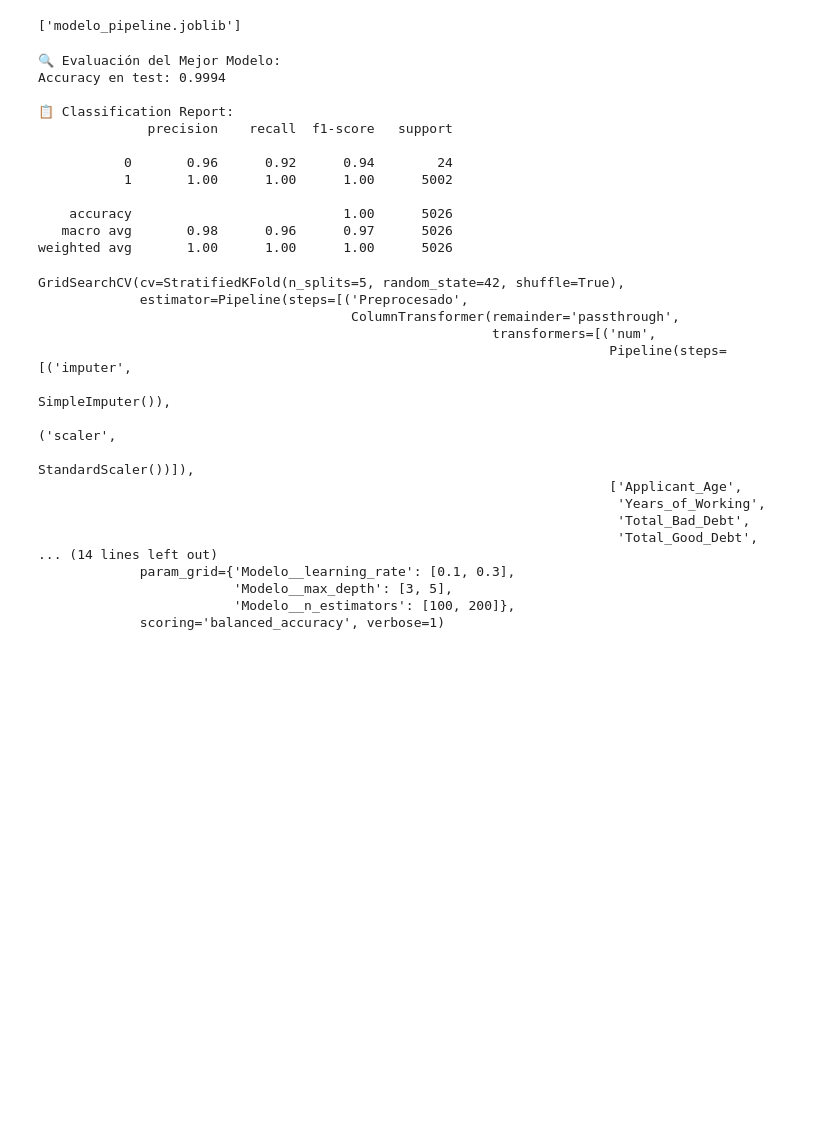
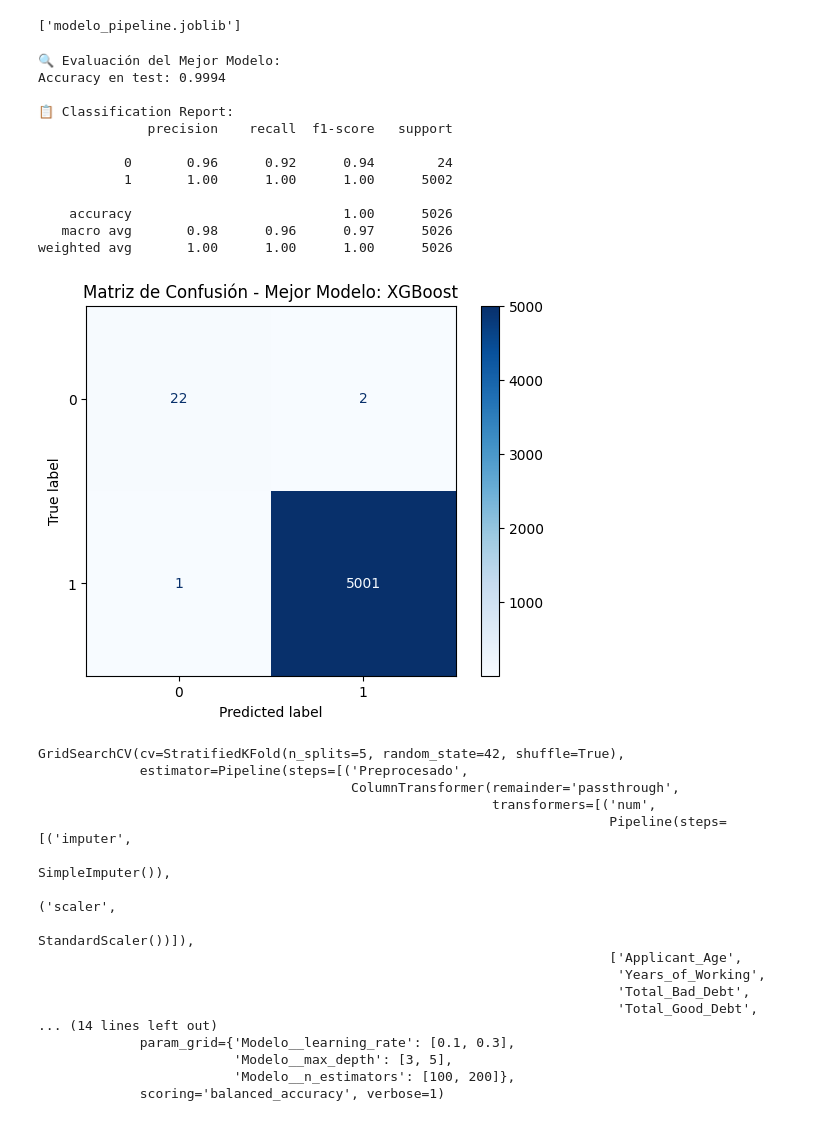
Before and after one commit to rafaneda7/Team-Challenge---Team-GPTlines, a Jupyter notebook: src/result_notebooks/Team-GPTlines_Pipelines_I.ipynb, the cells around one changed output. Cells and saved outputs as stored; diff of their text form; code cells hidden in the pictures; blank space fills up the shorter version.

```diff
--- a/src/result_notebooks/Team-GPTlines_Pipelines_I.ipynb
+++ b/src/result_notebooks/Team-GPTlines_Pipelines_I.ipynb
@@ -226,25 +226,39 @@ joblib.dump(best_model, 'modelo_pipeline.joblib')
 # %%
 # Predicción
 y_pred = best_model.predict(X_test)
 
 # Accuracy y classification report
 print("\n🔍 Evaluación del Mejor Modelo:")
 print(f"Accuracy en test: {accuracy_score(y_test, y_pred):.4f}\n")
 print("📋 Classification Report:")
 print(classification_report(y_test, y_pred))
+
+# Crear y mostrar la matriz de confusión con ConfusionMatrixDisplay
+disp = ConfusionMatrixDisplay.from_estimator(
+    best_model,             # Estimador entrenado
+    X_test,
+    y_test,
+    display_labels=[0,1],   # Ajustar según tus clases
+    cmap="Blues",           # Ajustar el mapa de color si deseas
+    values_format="d"       # Formato de los valores
+)
+
+plt.title(f"Matriz de Confusión - Mejor Modelo: {best_model_name}")
+plt.show()
 # %% [output]
 🔍 Evaluación del Mejor Modelo:
 Accuracy en test: 0.9994
 
 📋 Classification Report:
               precision    recall  f1-score   support
 
            0       0.96      0.92      0.94        24
            1       1.00      1.00      1.00      5002
 
     accuracy                           1.00      5026
    macro avg       0.98      0.96      0.97      5026
 weighted avg       1.00      1.00      1.00      5026
+[figure, added]
 # %%
 best_model
 # %% [output]
```
